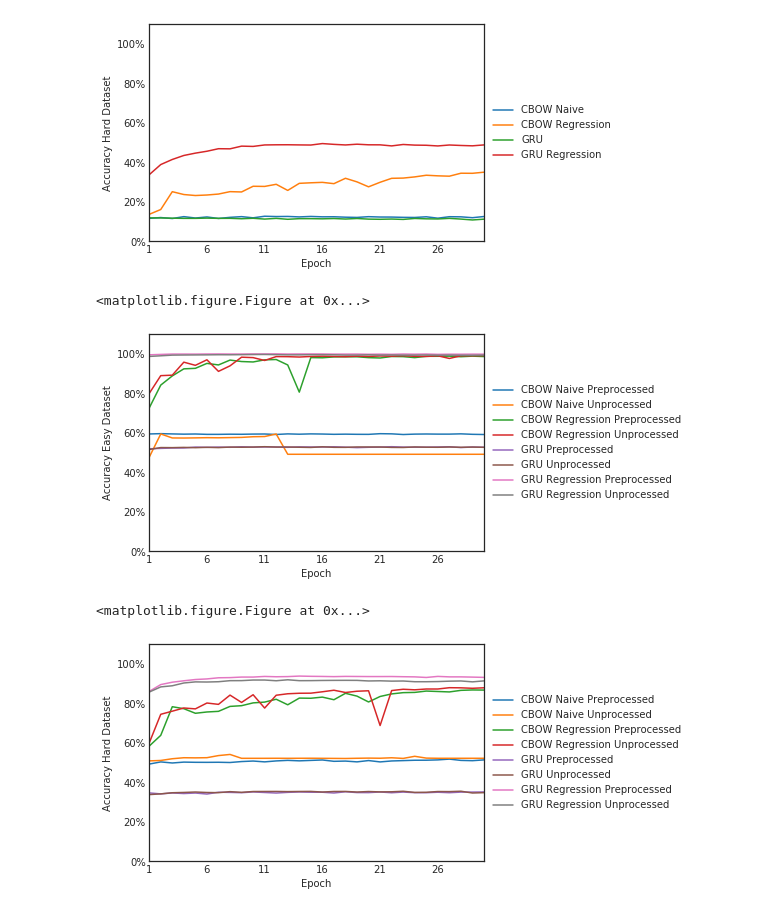
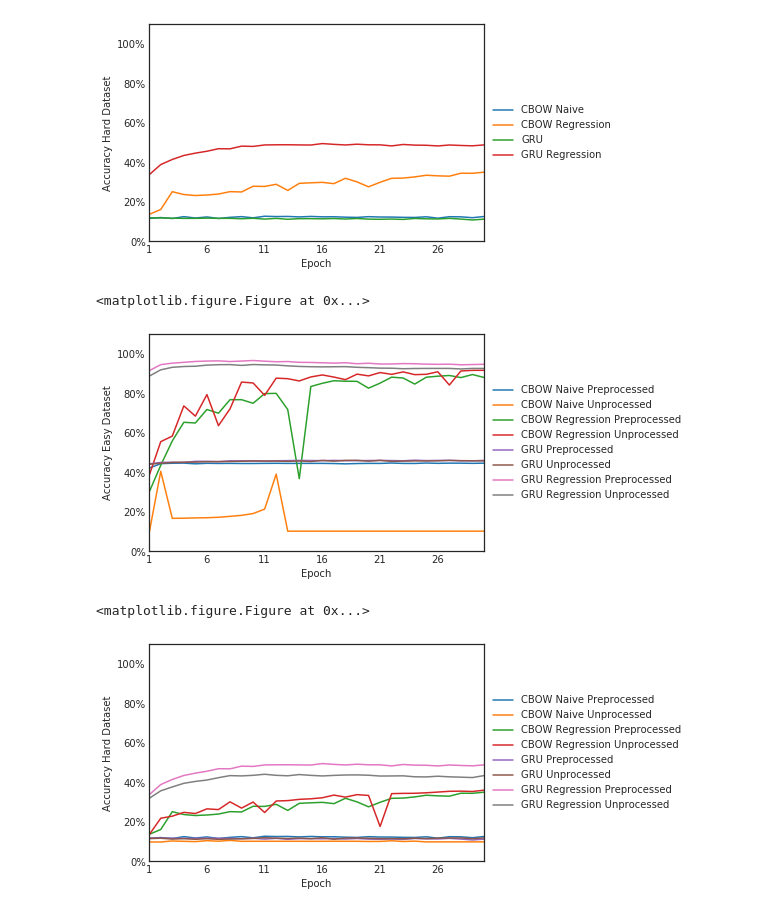
Before and after one commit to geenen124/nlp_project, a Jupyter notebook: Report Analysis.ipynb, the cells around one changed output. Cells and saved outputs as stored; diff of their text form; code cells hidden in the pictures.

```diff
--- a/Report Analysis.ipynb
+++ b/Report Analysis.ipynb
@@ -167,29 +167,29 @@ unproc_gru_reg_hard = (load_pickle_file("./unproc_results_GRUREG_hard_best_param
 comparisons_easy = [cbow_easy, unproc_cbow_easy, cbow_reg_easy, unproc_cbow_reg_easy, gru_easy, unproc_gru_easy, gru_reg_easy, unproc_gru_reg_easy]
 comparisons_hard = [cbow_hard, unproc_cbow_hard, cbow_reg_hard, unproc_cbow_reg_hard, gru_hard, unproc_gru_hard, gru_reg_hard, unproc_gru_reg_hard]
 # %%
-def create_df_for_key(lookup, key="top_5"):
+def create_df_for_key(lookup, key="top_1"):
     return pd.DataFrame(lookup[key])
 
 plt.figure()
 axes = None
 
 for file_tup in comparisons_easy:
     file_df = create_df_for_key(file_tup[0])
     if axes is None:
         axes = file_df.plot(label=file_tup[1])
     else:
         file_df.plot(ax=axes, label=file_tup[1])
 
 axes.set_xlabel("Epoch")
 axes.set_ylabel("Accuracy Easy Dataset")
 axes.legend([x[1] for x in comparisons_easy],loc='center left', bbox_to_anchor=(1.0, 0.5))
 axes.set_ylim(0, 1.1)
 axes.set_xlim(0, 29)
 axes.xaxis.set_major_formatter(ticker.FuncFormatter(lambda x, pos: f"{x+1:0.0f}"))
 axes.yaxis.set_major_formatter(ticker.FuncFormatter(lambda x, pos: f"{x*100:0.0f}%"))
 # %% [output]
 <matplotlib.figure.Figure at 0x...>
-[figure, old version]
+[figure, new version]
 # %%
 plt.figure()
 axes = None
@@ -210,4 +210,4 @@ axes.xaxis.set_major_formatter(ticker.FuncFormatter(lambda x, pos: f"{x+1:0.0f}"
 axes.yaxis.set_major_formatter(ticker.FuncFormatter(lambda x, pos: f"{x*100:0.0f}%"))
 # %% [output]
 <matplotlib.figure.Figure at 0x...>
-[figure, old version]
+[figure, new version]
```
Also changed, not shown: parts of 1 cell of this notebook, 8 other files.
